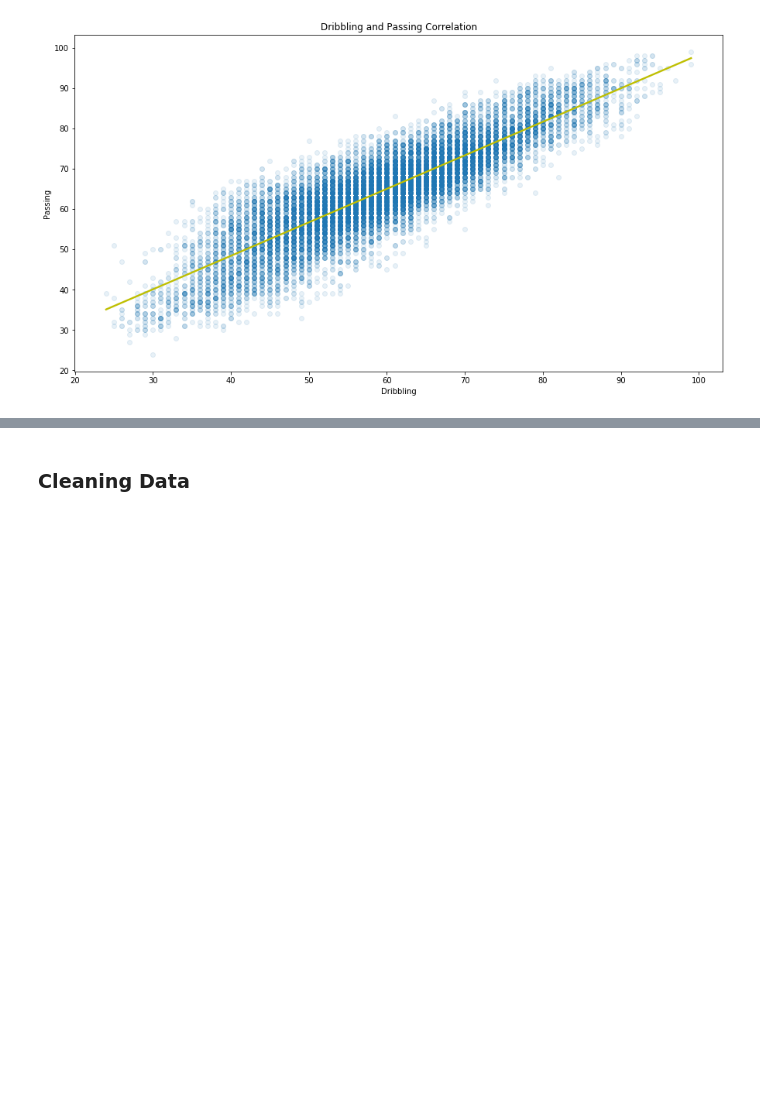
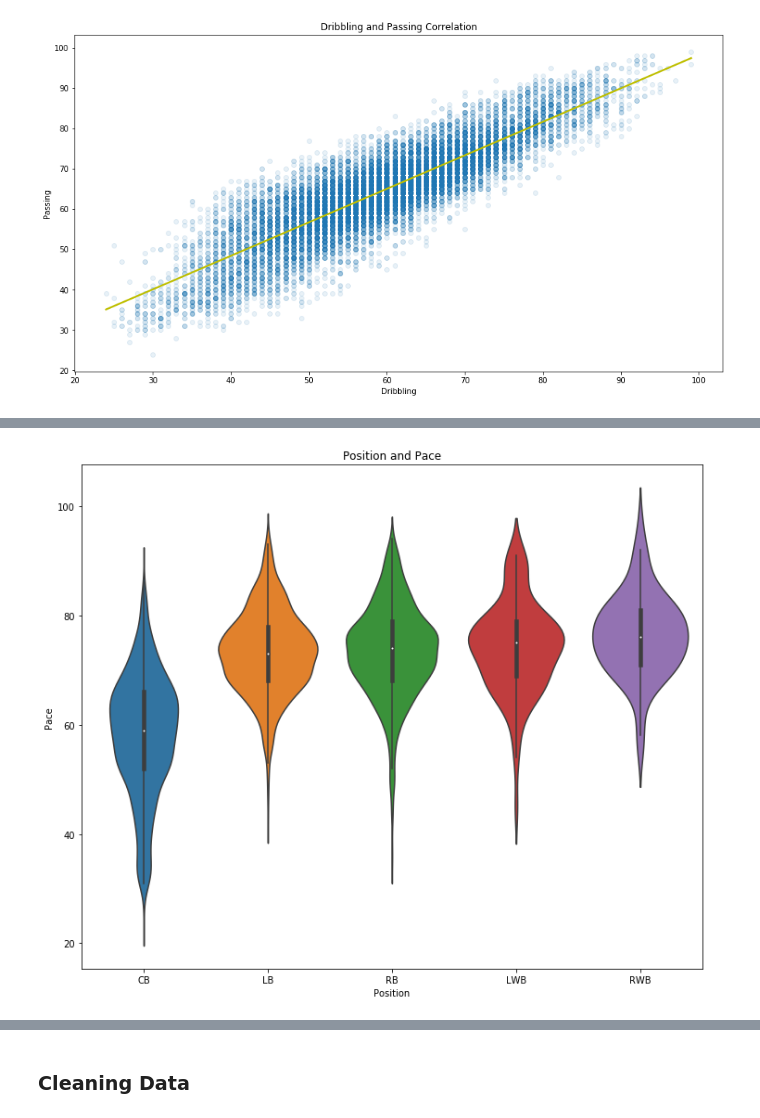
Before and after one commit to eduardopd/fifa-20-dataset, a Jupyter notebook: fifa-fut-2020-analysis.ipynb, the cells around one changed output, grey strips where cells are left out. Drawn from its saved outputs; the diff is of its cells as text; code cells hidden in the pictures; blank space fills up the shorter version.

```diff
--- a/fifa-fut-2020-analysis.ipynb
+++ b/fifa-fut-2020-analysis.ipynb
@@ -472,0 +494,14 @@ dribbling_passing_scatter()
+# %%
+# Violin chart Pace per Position.
+
+def defense_pace_violin():
+    sb.violinplot(data = defense, x = 'position', y = 'pace', order = defense['position'].value_counts().index);
+    plt.ylabel('Pace')
+    plt.xlabel('Position')
+
+plt.figure(figsize=[12,10])
+plt.title('Position and Pace')
+
+defense_pace_violin()
+# %% [output]
+[figure, added]
```
Also changed, not shown: parts of 13 cells of this notebook.
